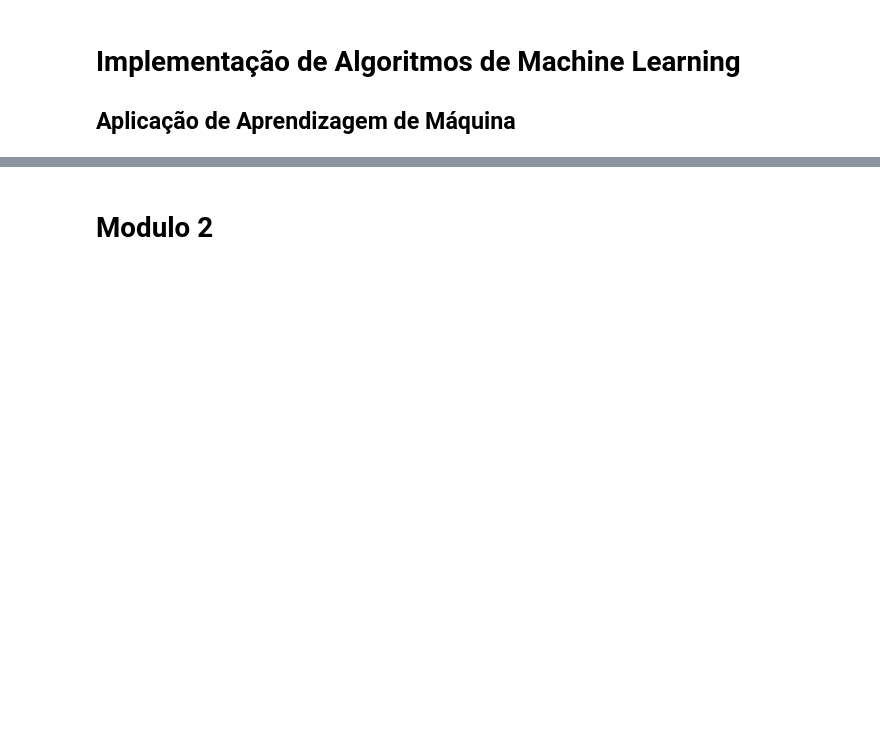
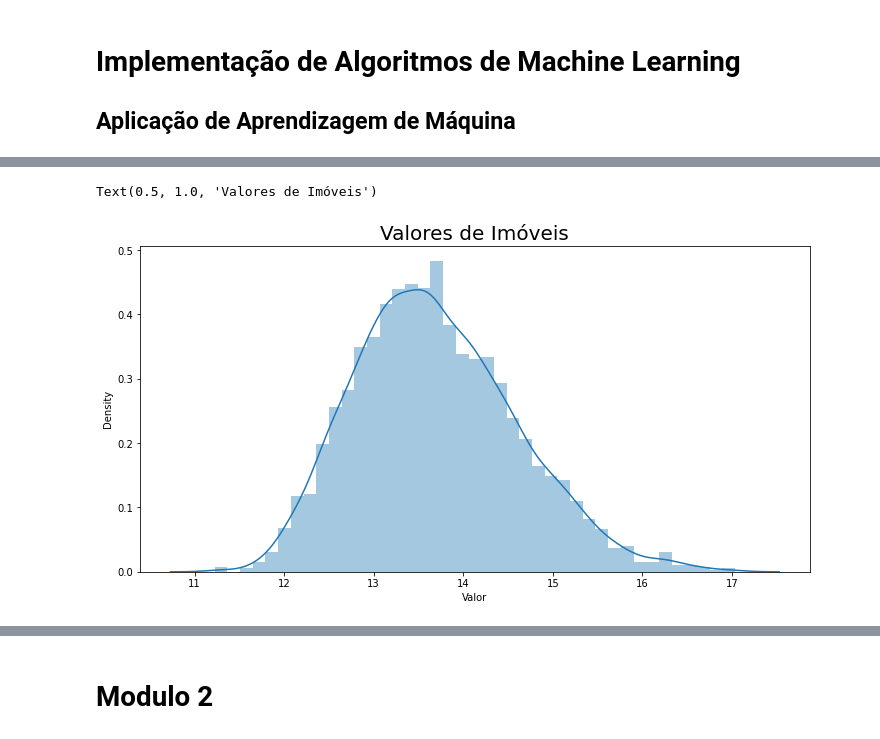
Before and after one commit to avellar1975/puc_minas, a Jupyter notebook: notebooks/Disciplina_10/Machine_Learning.ipynb, the cells around one changed output, grey strips where cells are left out. Saved outputs shown, nothing was run; the diff lists cells and outputs as text; code cells hidden in the pictures; blank space fills up the shorter version.

```diff
--- a/notebooks/Disciplina_10/Machine_Learning.ipynb
+++ b/notebooks/Disciplina_10/Machine_Learning.ipynb
@@ -59,0 +143,8 @@ memory usage: 150.0 KB
+# %%
+
+ax = sns.distplot(df['Valor'])
+ax.figure.set_size_inches(12, 6)
+ax.set_title('Valores de Imóveis', fontsize=20)
+# %% [output]
+Text(0.5, 1.0, 'Valores de Imóveis')
+[figure, added]
```
Also changed, not shown: parts of 133 cells of this notebook.
